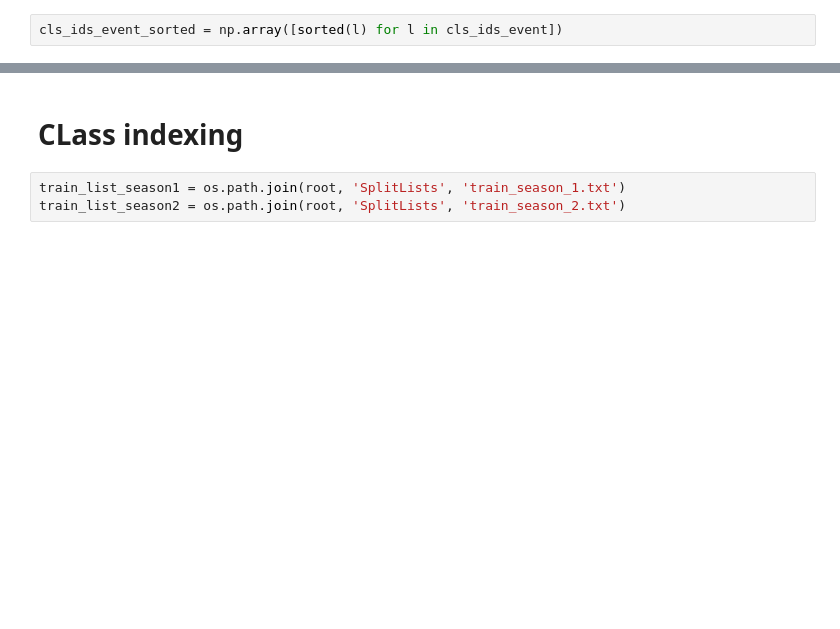
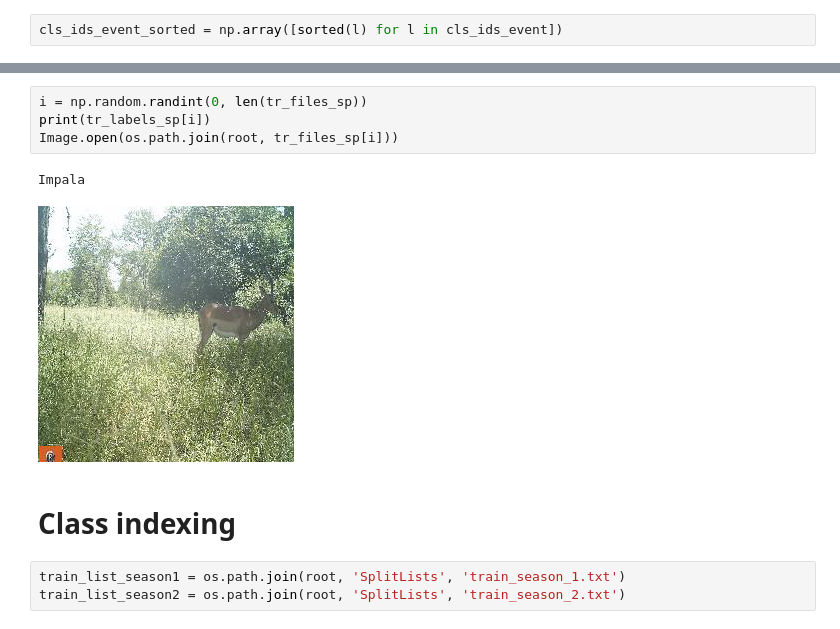
Before and after one commit to zhmiao/Iterative-Human-and-Automated-Identification-of-Wildlife-Images, a Jupyter notebook: supplement/MZBDataPrepCombined.ipynb, the cells around one changed output, grey strips where cells are left out. Drawn from its saved outputs; the diff is of its cells as text; blank space fills up the shorter version.

```diff
--- a/supplement/MZBDataPrepCombined.ipynb
+++ b/supplement/MZBDataPrepCombined.ipynb
@@ -239,5 +318,12 @@ te_list.close()
+# %%
+i = np.random.randint(0, len(tr_files_sp))
+print(tr_labels_sp[i])
+Image.open(os.path.join(root, tr_files_sp[i]))
+# %% [output]
+Impala
+[figure, added]
 # %% [markdown]
-# CLass indexing
+# Class indexing
 # %%
 train_list_season1 = os.path.join(root, 'SplitLists', 'train_season_1.txt')
 train_list_season2 = os.path.join(root, 'SplitLists', 'train_season_2.txt')
```
Also changed, not shown: parts of 19 cells of this notebook.
